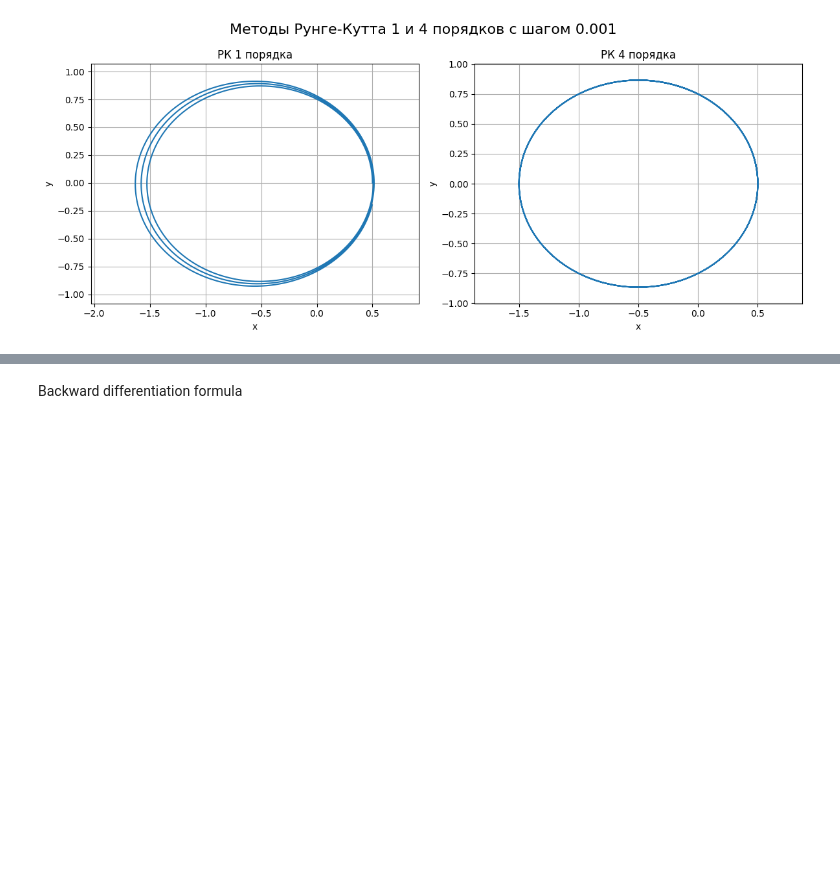
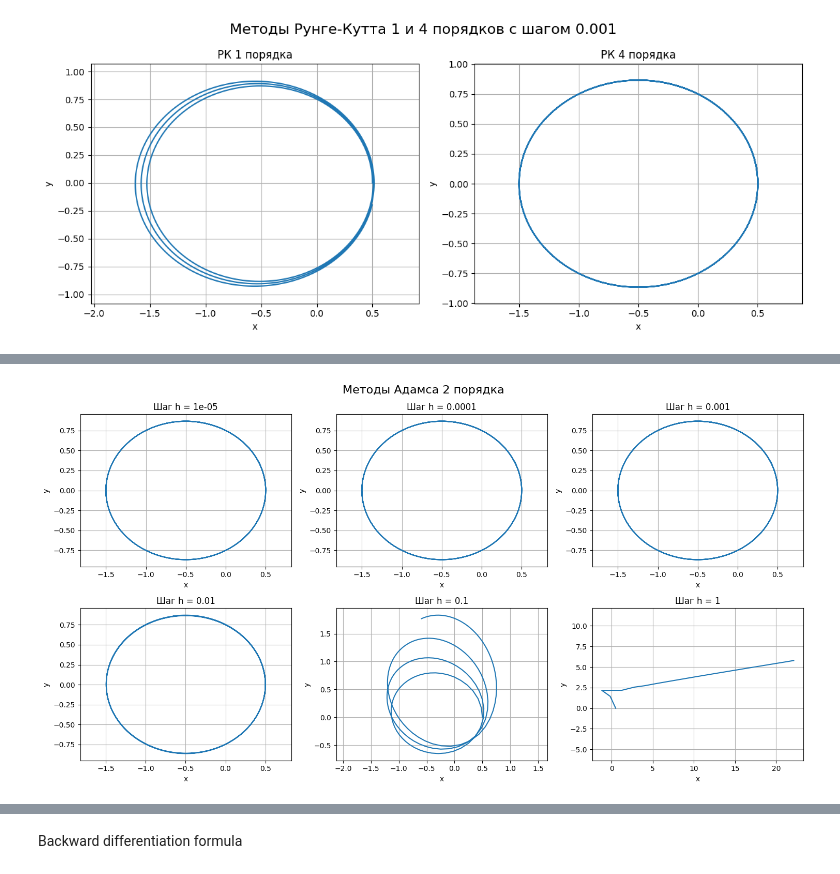
Before and after one commit to oncominglane/computational_mathematics, a Jupyter notebook: sem2/lab6/lab6.ipynb, the cells around one changed output, grey strips where cells are left out. Saved outputs shown, nothing was run; the diff lists cells and outputs as text; code cells hidden in the pictures; blank space fills up the shorter version.

Commit message:
added adams method

```diff
--- a/sem2/lab6/lab6.ipynb
+++ b/sem2/lab6/lab6.ipynb
@@ -267,2 +279,17 @@ plt.show()
 # %% [markdown]
 <img src="images\adams.png" alt="drawing" width="650"/>
+# %%
+def adams(f_vals, y_curr, h, order):
+    # f_vals — список прошлых значений правой части (f), начиная с текущего: [f_n, f_{n-1}, f_{n-2}, ...]
+    if order == 2:
+        coeffs = [3/2, -1/2]
+    elif order == 3:
+        coeffs = [23/12, -16/12, 5/12]
+    elif order == 4:
+        coeffs = [55/24, -59/24, 37/24, -9/24]
+    else:
+        print("ERROR! Порядок должен быть от 2 до 4")
+        return
+    y_next = [   y_curr[i] + h * sum(coeffs[j] * f_vals[j][i] for j in range(len(coeffs)))            for i in range(len(y_curr)) ]
+
+    return y_next
@@ -268,0 +336,31 @@ plt.show()
+# %%
+def drawing_adams(order):
+    h_vals = [10 ** i for i in range (-5, 1)]
+    x_vals = [0]*6
+    y_vals = [0]*6
+
+    for i in range(len(h_vals)):
+        S = integrate_adams(f, Y0, t_start, t_stop, h_vals[i], order)
+        x_vals[i] = [p[1] for p in S]
+        y_vals[i] = [p[2] for p in S]
+        #plt.title(f'Траектория движения спутника: (РК1), шаг = {h}')
+
+    fig, axs = plt.subplots(2, 3, figsize=(15, 8))  # 2 строки, 3 столбца
+
+    axs = axs.flatten()  # чтобы обращаться как axs[0], axs[1], ...
+
+    for i in range(len(h_vals)):
+        axs[i].plot(x_vals[i], y_vals[i])
+        axs[i].set_title(f"Шаг h = {h_vals[i]}")
+        axs[i].set_xlabel('x')
+        axs[i].set_ylabel('y')
+        axs[i].axis('equal')  # чтобы не искажалась орбита
+        axs[i].grid(True)
+
+    fig.suptitle(f"Методы Адамса {order} порядка", fontsize=16)
+    plt.tight_layout()
+    plt.show()
+# %%
+drawing_adams(order = 2)
+# %% [output]
+[figure, added]
```
Also changed, not shown: parts of 17 cells of this notebook, 2 other files.
